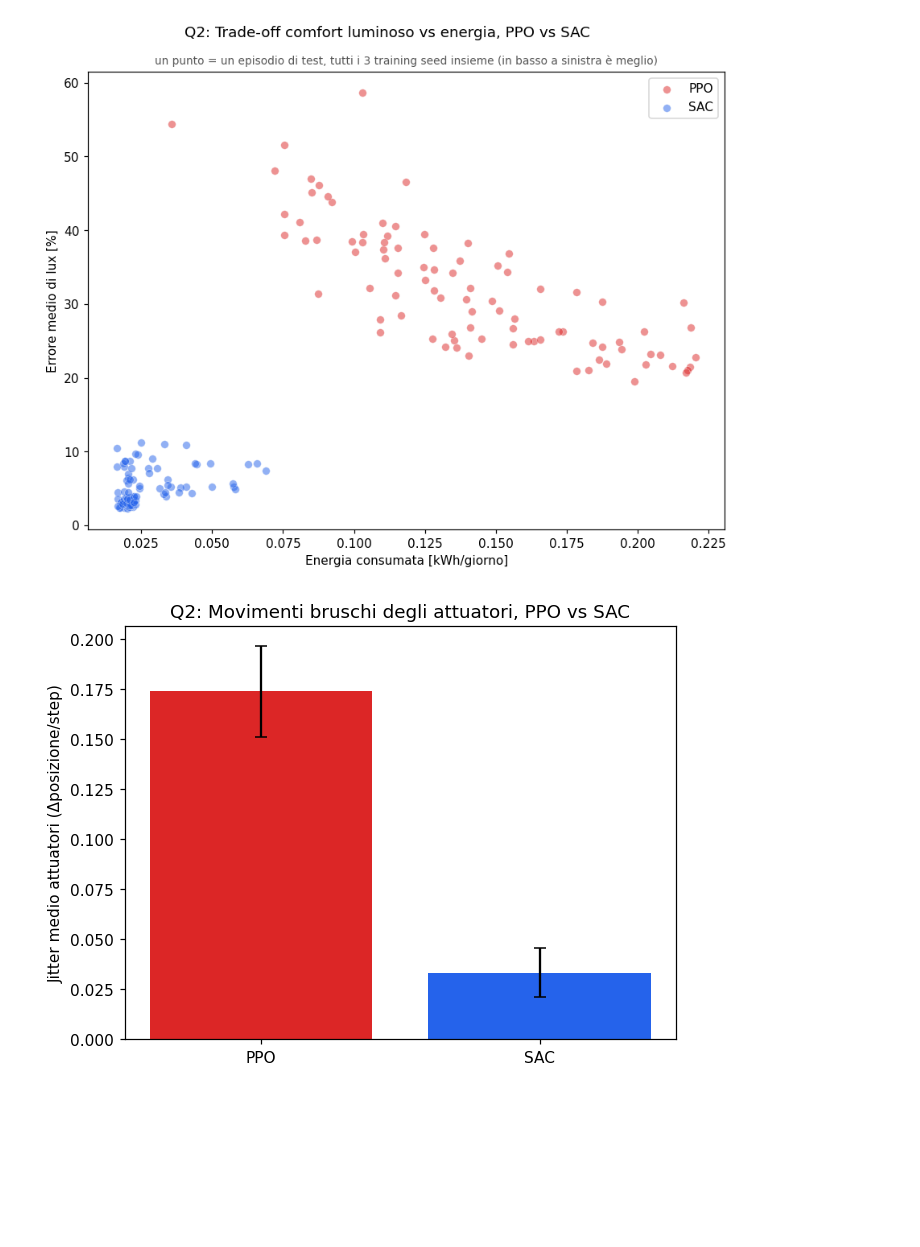
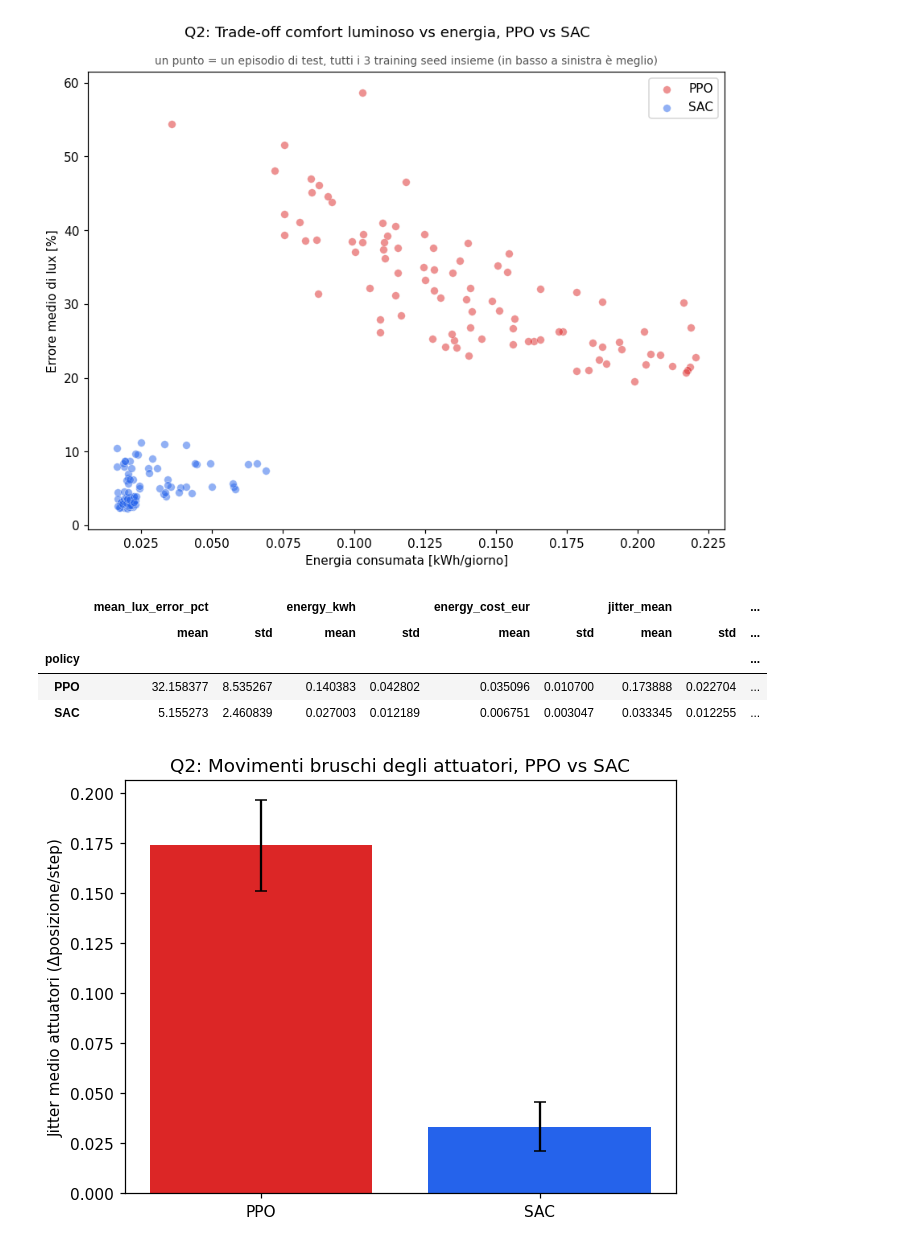
Before and after one commit to n1c0zu/LuxMax, a Jupyter notebook: notebooks/02_domande_di_ricerca.ipynb, the cells around one changed output. Saved outputs shown, nothing was run; the diff lists cells and outputs as text; code cells hidden in the pictures; blank space fills up the shorter version.

```diff
--- a/notebooks/02_domande_di_ricerca.ipynb
+++ b/notebooks/02_domande_di_ricerca.ipynb
@@ -251,6 +251,18 @@ fig.savefig(os.path.join(FIG_DIR, "q2_tradeoff_scatter.png"), dpi=150)
 plt.show()
 # %% [output]
 [figure]
+# %%
+# Tabella aggregata sui test seed (tutti gli N_SEEDS training seed insieme, media +/- std sui TEST_SEEDS episodi)
+summary_q2 = df_eval.groupby("policy")[
+    ["mean_lux_error_pct", "energy_kwh", "energy_cost_eur", "jitter_mean", "mean_blind_pos_occ"]
+].agg(["mean", "std"])
+summary_q2
+# %% [output]
+|  | mean_lux_error_pct |  | energy_kwh |  | energy_cost_eur |  | jitter_mean |  | ... |
+|  | mean | std | mean | std | mean | std | mean | std | ... |
+| policy |  |  |  |  |  |  |  |  | ... |
+| PPO | 32.158377 | 8.535267 | 0.140383 | 0.042802 | 0.035096 | 0.010700 | 0.173888 | 0.022704 | ... |
+| SAC | 5.155273 | 2.460839 | 0.027003 | 0.012189 | 0.006751 | 0.003047 | 0.033345 | 0.012255 | ... |
 # %%
 # Jitter degli attuatori (tutti i seed insieme)
 means = df_eval.groupby("policy")["jitter_mean"].mean()
```
Also changed, not shown: parts of 4 cells of this notebook, 3 other files.
